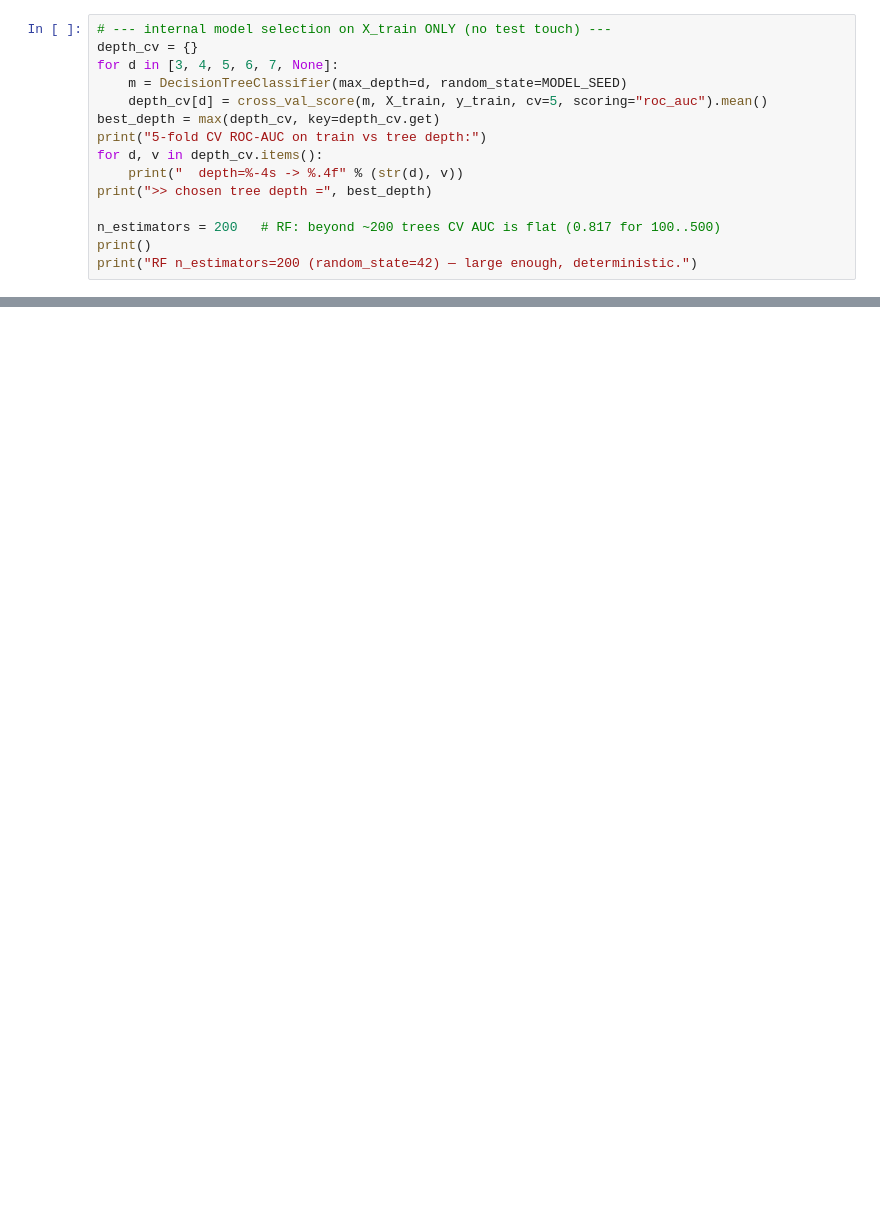
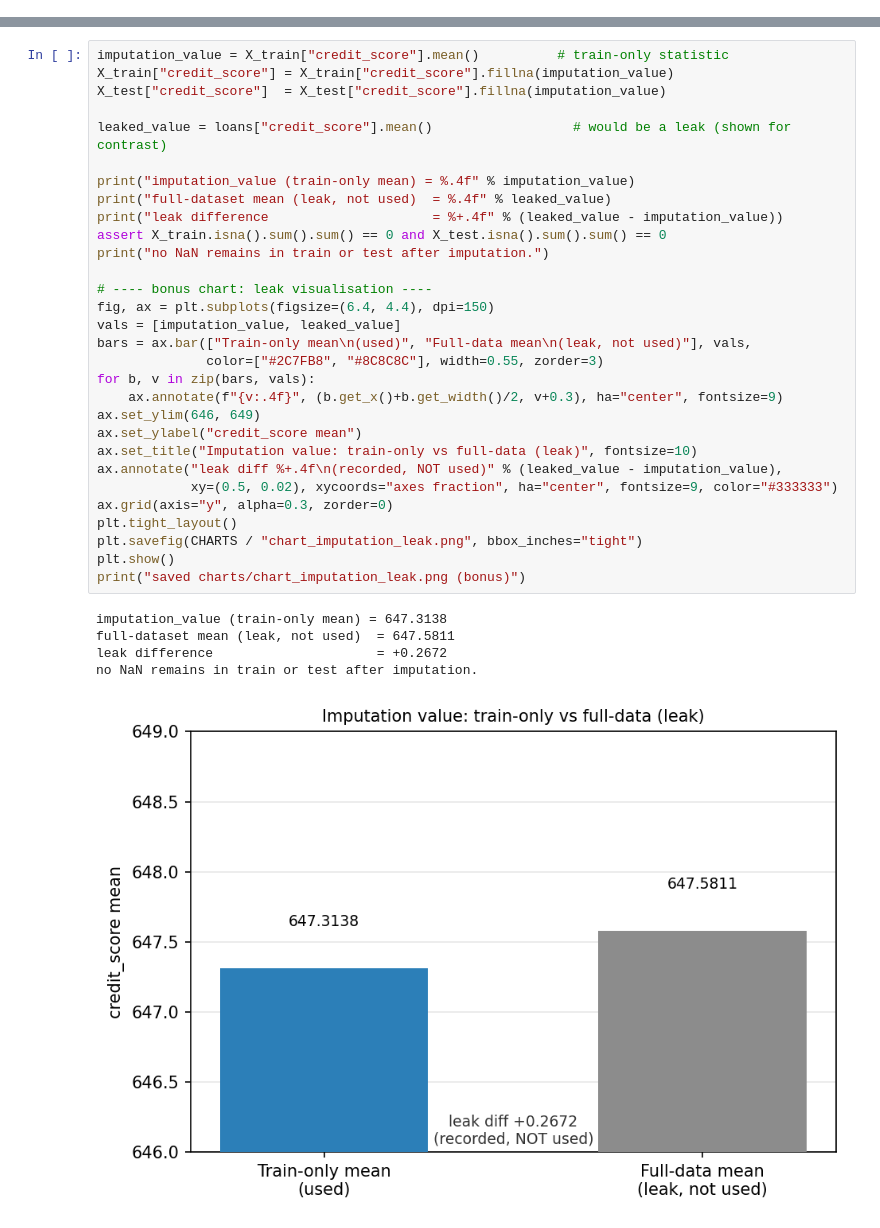
Before and after one commit to memoona-zahur/ML-Pipeline-Practical_Evaluation-Report_Defense, a Jupyter notebook: friday_pipeline.ipynb, the cells around one changed output, grey strips where cells are left out. Cells and saved outputs as stored; diff of their text form; blank space fills up the shorter version.

```diff
--- a/friday_pipeline.ipynb
+++ b/friday_pipeline.ipynb
@@ -243,15 +0,0 @@ baseline acc=0.6000 prec=0.6000 rec=1.0000 f1=0.7500 auc=0.5000
-# %%
-# --- internal model selection on X_train ONLY (no test touch) ---
-depth_cv = {}
-for d in [3, 4, 5, 6, 7, None]:
-    m = DecisionTreeClassifier(max_depth=d, random_state=MODEL_SEED)
-    depth_cv[d] = cross_val_score(m, X_train, y_train, cv=5, scoring="roc_auc").mean()
-best_depth = max(depth_cv, key=depth_cv.get)
-print("5-fold CV ROC-AUC on train vs tree depth:")
-for d, v in depth_cv.items():
-    print("  depth=%-4s -> %.4f" % (str(d), v))
-print(">> chosen tree depth =", best_depth)
-
-n_estimators = 200   # RF: beyond ~200 trees CV AUC is flat (0.817 for 100..500)
-print()
-print("RF n_estimators=200 (random_state=42) — large enough, deterministic.")
@@ -556,0 +217,36 @@ all required keys present; final_model = random_forest
+# %%
+imputation_value = X_train["credit_score"].mean()          # train-only statistic
+X_train["credit_score"] = X_train["credit_score"].fillna(imputation_value)
+X_test["credit_score"]  = X_test["credit_score"].fillna(imputation_value)
+
+leaked_value = loans["credit_score"].mean()                  # would be a leak (shown for contrast)
+
+print("imputation_value (train-only mean) = %.4f" % imputation_value)
+print("full-dataset mean (leak, not used)  = %.4f" % leaked_value)
+print("leak difference                     = %+.4f" % (leaked_value - imputation_value))
+assert X_train.isna().sum().sum() == 0 and X_test.isna().sum().sum() == 0
+print("no NaN remains in train or test after imputation.")
+
+# ---- bonus chart: leak visualisation ----
+fig, ax = plt.subplots(figsize=(6.4, 4.4), dpi=150)
+vals = [imputation_value, leaked_value]
+bars = ax.bar(["Train-only mean\n(used)", "Full-data mean\n(leak, not used)"], vals,
+              color=["#2C7FB8", "#8C8C8C"], width=0.55, zorder=3)
+for b, v in zip(bars, vals):
+    ax.annotate(f"{v:.4f}", (b.get_x()+b.get_width()/2, v+0.3), ha="center", fontsize=9)
+ax.set_ylim(646, 649)
+ax.set_ylabel("credit_score mean")
+ax.set_title("Imputation value: train-only vs full-data (leak)", fontsize=10)
+ax.annotate("leak diff %+.4f\n(recorded, NOT used)" % (leaked_value - imputation_value),
+            xy=(0.5, 0.02), xycoords="axes fraction", ha="center", fontsize=9, color="#333333")
+ax.grid(axis="y", alpha=0.3, zorder=0)
+plt.tight_layout()
+plt.savefig(CHARTS / "chart_imputation_leak.png", bbox_inches="tight")
+plt.show()
+print("saved charts/chart_imputation_leak.png (bonus)")
+# %% [output]
+imputation_value (train-only mean) = 647.3138
+full-dataset mean (leak, not used)  = 647.5811
+leak difference                     = +0.2672
+no NaN remains in train or test after imputation.
+[figure, added]
```
Also changed, not shown: parts of 64 cells of this notebook, 13 other files.
